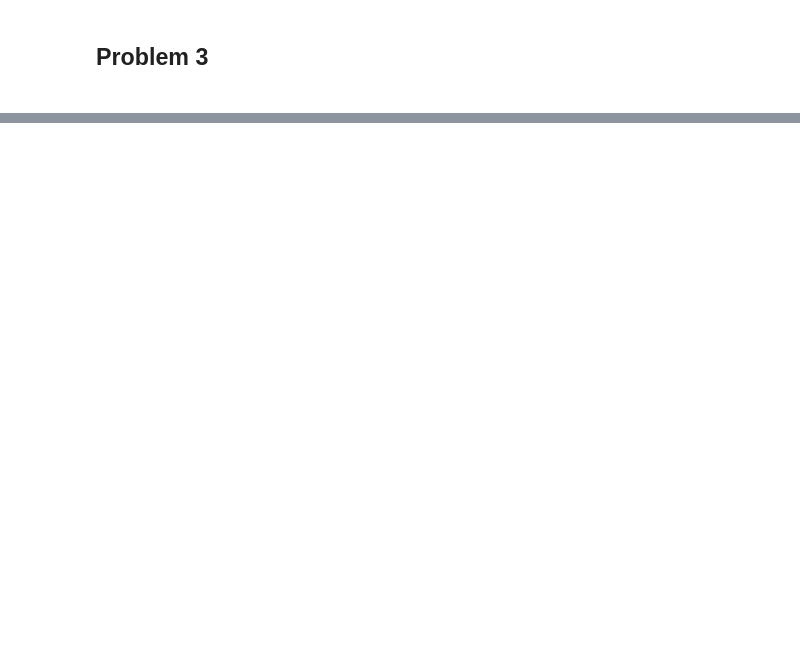
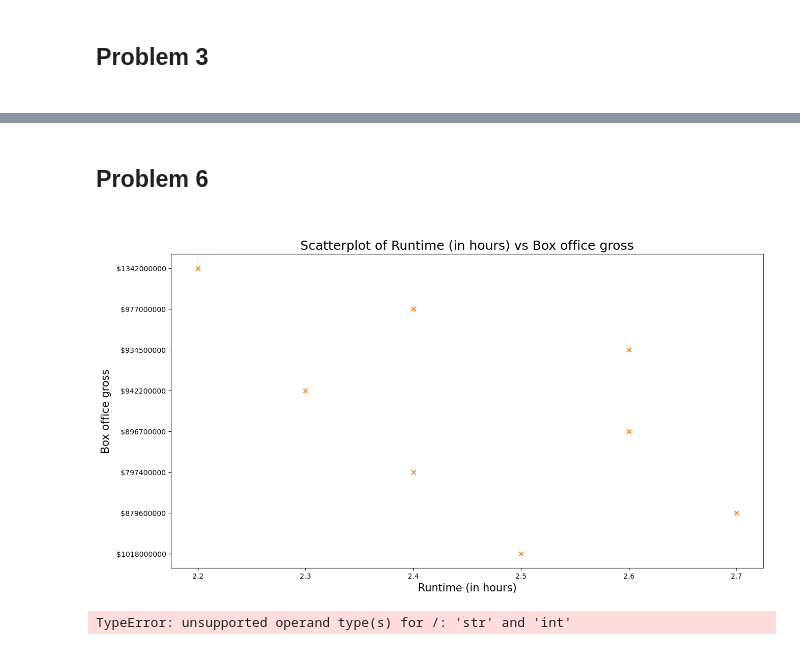
Before and after one commit to as1782/University-Projects, a Jupyter notebook: Solution_Code.ipynb, the cells around one changed output, grey strips where cells are left out. Saved outputs shown, nothing was run; the diff lists cells and outputs as text; code cells hidden in the pictures; blank space fills up the shorter version.

```diff
--- a/Solution_Code.ipynb
+++ b/Solution_Code.ipynb
@@ -805,0 +331,21 @@ The chart shows the growth rate of COVID-19 over time. We can see that during De
+# %% [markdown]
+<h2>Problem 6<h2>
+# %%
+fig, ax = plt.subplots(figsize=(15, 8))
+
+ax.scatter(df['Runtime (in hours)'], df['Box office gross'], color='C1', marker='x')
+
+ax.set_xlabel('Runtime (in hours)', fontsize=15)
+
+ax.set_ylabel('Box office gross', fontsize=15)
+
+ax.set_title('Scatterplot of Runtime (in hours) vs Box office gross', fontsize=18)
+
+plt.show()
+
+corr_coefficient = round(df['Runtime (in hours)'].corr(df['Box office gross']), 2)
+
+print("Correlation coefficient between 'Runtime (in hours)' and 'Box office gross':", corr_coefficient)
+# %% [output]
+[figure, added]
+TypeError: unsupported operand type(s) for /: 'str' and 'int'
```
Also changed, not shown: parts of 63 cells of this notebook.
